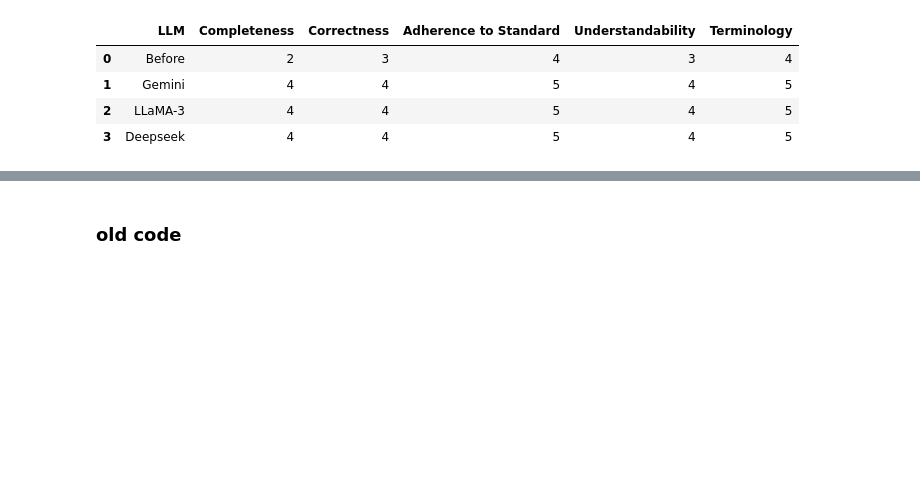
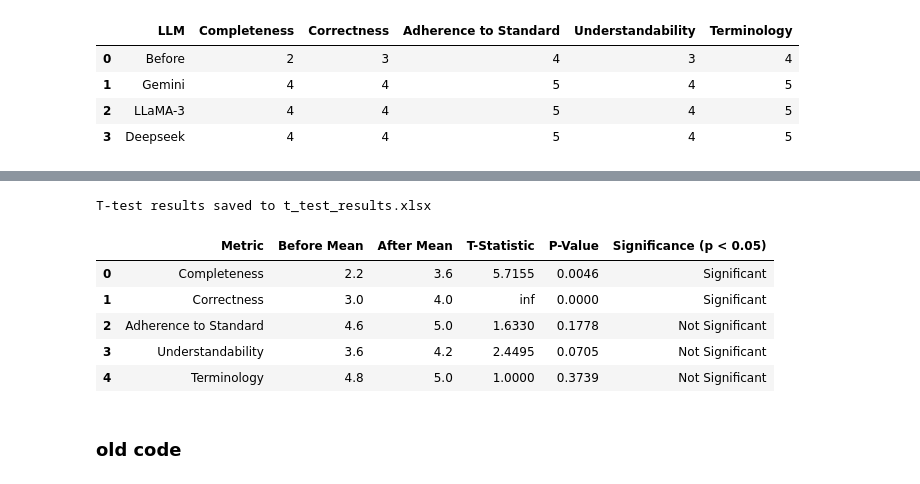
Before and after one commit to vrajkmrpatel/minor-project, a Jupyter notebook: LANGCHAIN/evaluateActivity/apporach1.ipynb, the cells around one changed output, grey strips where cells are left out. Drawn from its saved outputs; the diff is of its cells as text; code cells hidden in the pictures; blank space fills up the shorter version.

```diff
--- a/LANGCHAIN/evaluateActivity/apporach1.ipynb
+++ b/LANGCHAIN/evaluateActivity/apporach1.ipynb
@@ -923,3 +1286,50 @@ Evaluation saved to: result_problem3.xlsx
+# %%
+import pandas as pd
+from scipy.stats import ttest_rel
+
+def perform_t_tests(excel_file):
+    df = pd.read_excel(excel_file)
+    before_df = df[df['Version'] == 'before'].sort_values(by="Problem")
+    after_df = df[df['Version'] == 'clarifiedAD'].sort_values(by="Problem")
+
+    metrics = ["Completeness", "Correctness", "Adherence to Standard", "Understandability", "Terminology"]
+
+    results = []
+
+    for metric in metrics:
+        before_scores = before_df[metric].values
+        after_scores = after_df[metric].values
+
+        # Paired (dependent) t-test
+        t_stat, p_value = ttest_rel(after_scores, before_scores)
+
+        # Interpretation
+        significance = "Significant" if p_value < 0.05 else "Not Significant"
+
+        results.append({
+            "Metric": metric,
+            "Before Mean": round(before_scores.mean(), 2),
+            "After Mean": round(after_scores.mean(), 2),
+            "T-Statistic": round(t_stat, 4),
+            "P-Value": round(p_value, 4),
+            "Significance (p < 0.05)": significance
+        })
+
+    ttest_df = pd.DataFrame(results)
+    ttest_df.to_excel("t_test_results.xlsx", index=False)
+    print("T-test results saved to t_test_results.xlsx")
+    return ttest_df
+
+# Run it
+perform_t_tests("final_scores_gemini.xlsx")
+# %% [output]
+T-test results saved to t_test_results.xlsx
+|  | Metric | Before Mean | After Mean | T-Statistic | P-Value | Significance (p < 0.05) |
+| 0 | Completeness | 2.2 | 3.6 | 5.7155 | 0.0046 | Significant |
+| 1 | Correctness | 3.0 | 4.0 | inf | 0.0000 | Significant |
+| 2 | Adherence to Standard | 4.6 | 5.0 | 1.6330 | 0.1778 | Not Significant |
+| 3 | Understandability | 3.6 | 4.2 | 2.4495 | 0.0705 | Not Significant |
+| 4 | Terminology | 4.8 | 5.0 | 1.0000 | 0.3739 | Not Significant |
 # %% [markdown]
 ### old code
 # %%
```
Also changed, not shown: parts of 18 cells of this notebook, 52 other files.
